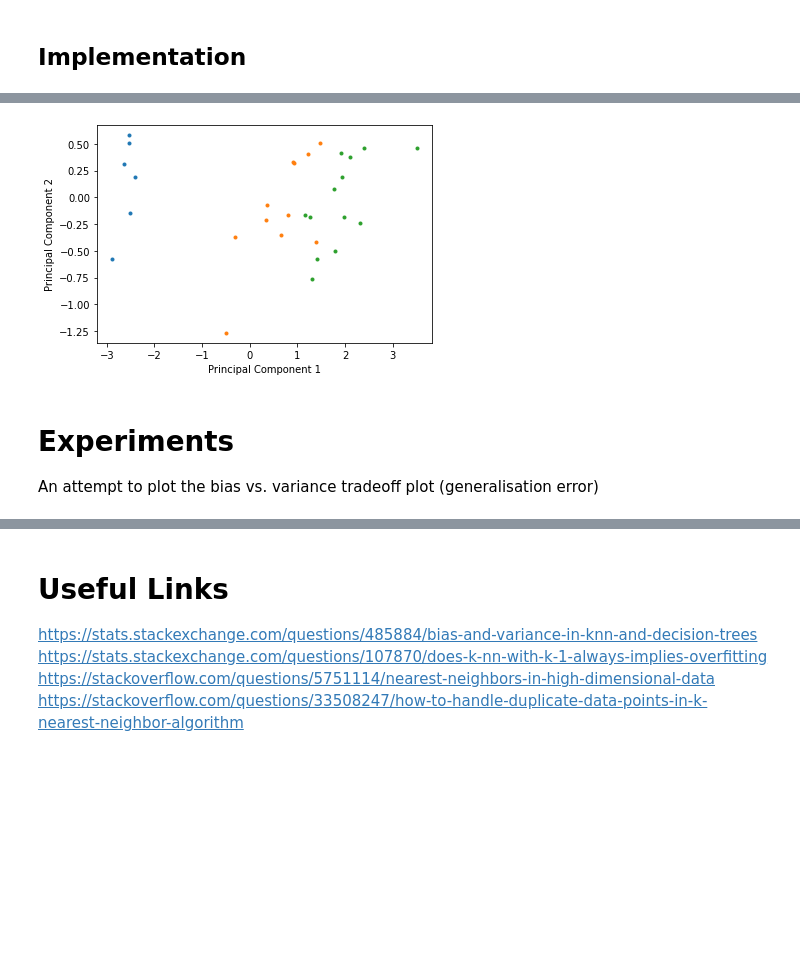
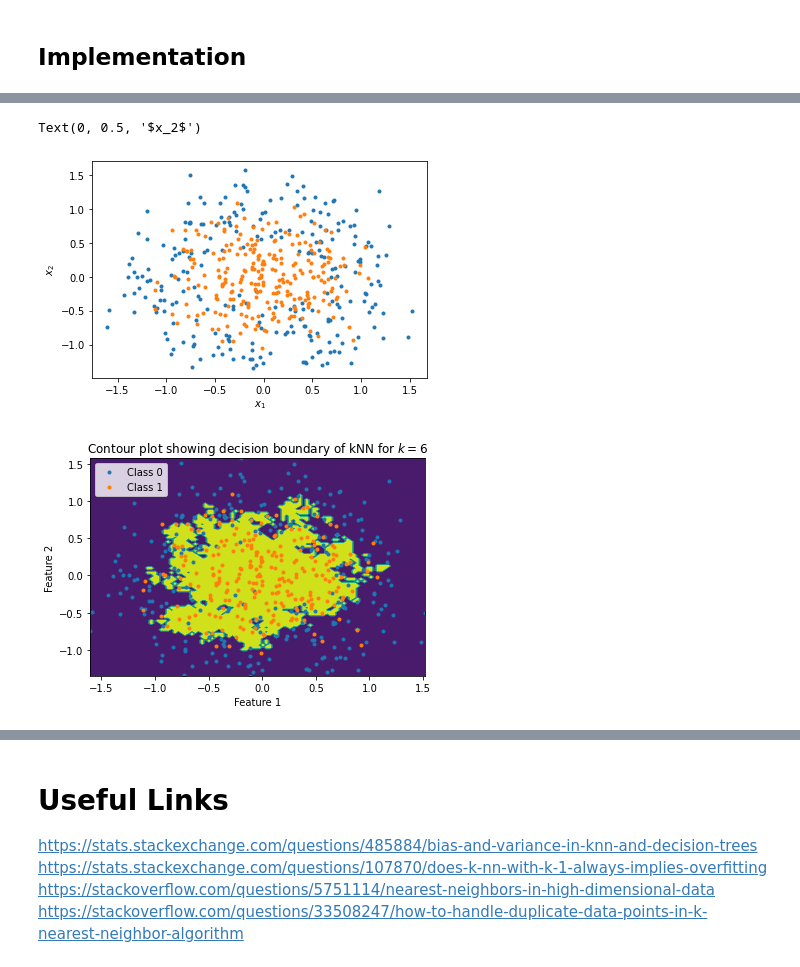
Before and after one commit to namiyousef/MLFirstPrinciples, a Jupyter notebook: Classification/kNN.ipynb, the cells around one changed output, grey strips where cells are left out. Drawn from its saved outputs; the diff is of its cells as text; code cells hidden in the pictures; blank space fills up the shorter version.

```diff
--- a/Classification/kNN.ipynb
+++ b/Classification/kNN.ipynb
@@ -68,25 +115,3 @@ class kNN:
 - The fit function normally does some training, but in the case of a simple implementation kNN, this has the purpose of simply storing the data. For more info click [here](https://stats.stackexchange.com/questions/349842/why-do-we-need-to-fit-a-k-nearest-neighbors-classifier)
 - make sure to use the log(nsamples) to estimate which k to use
 - add stuff about evaluating the algorithm, error, cross validation, plot of the voronoi cells ?
-# %%
-# relevant modules
-
-from sklearn.datasets import load_iris
-from sklearn.model_selection import train_test_split
-from sklearn.decomposition import PCA
-import matplotlib.pyplot as plt
-import numpy as np
-
-# util functions
-def plot_classes(X, y):
-    for i in np.unique(y):
-        plt.plot(X[y == i, 0], X[y == i, 1], '.')
-    plt.xlabel('Principal Component 1')
-    plt.ylabel('Principal Component 2')
-
-def plot_contour(X, y, fitted_model, *xlim):
-    xlim = [np.linspace(*xlim_) if isinstance(xlim_, tuple) else np.linspace(min(xlim_), max(xlim_), len(xlim_)) for xlim_ in xlim]
-    X_grid = [grid.reshape(-1,1) for grid in np.meshgrid(*xlim)]
-    X_grid = np.concatenate(tuple(X_grid), axis = 1)
-    y_pred = np.array(fitted_model.predict(X_grid))
-    plt.contour(*xlim, y_pred.reshape(*[len(xlim_) for xlim_ in xlim]))
@@ -139,8 +117,0 @@ plot_classes(X_test, y_pred)
-# %%
-X_train, X_test, y_train, y_test = train_test_split(X,y, test_size = 0.2)
-# %% [output]
-[figure, removed]
-# %% [markdown]
-# Experiments
-
-An attempt to plot the bias vs. variance tradeoff plot (generalisation error)
@@ -146,0 +139,32 @@ An attempt to plot the bias vs. variance tradeoff plot (generalisation error)
+# %%
+# load the dataset
+n_samples = 500
+X,y = make_circles(n_samples, noise = 0.3, factor =0.5)
+
+# visualize plot
+fig, ax = plot_classes(X, y)
+ax.set_xlabel('$x_1$')
+ax.set_ylabel('$x_2$')
+# %% [output]
+Text(0, 0.5, '$x_2$')
+[figure, added]
+# %%
+# create our model
+
+k = round(math.log(n_samples))
+
+model = kNN(k, euclidean_dist)
+
+model.fit(X, y)
+
+# create a contour plot
+plot_contour(model, xlim = (min(X[:,0]), max(X[:,0])), ylim = (min(X[:,1]), max(X[:,1])), plot = (fig, ax), n=100)
+
+ax.set_title(f'Contour plot showing decision boundary of kNN for $k=${k}')
+ax.set_xlabel('Feature 1')
+ax.set_ylabel('Feature 2')
+ax.legend(['Class 0', 'Class 1'])
+
+fig
+# %% [output]
+[figure, added]
```
Also changed, not shown: parts of 21 cells of this notebook.
